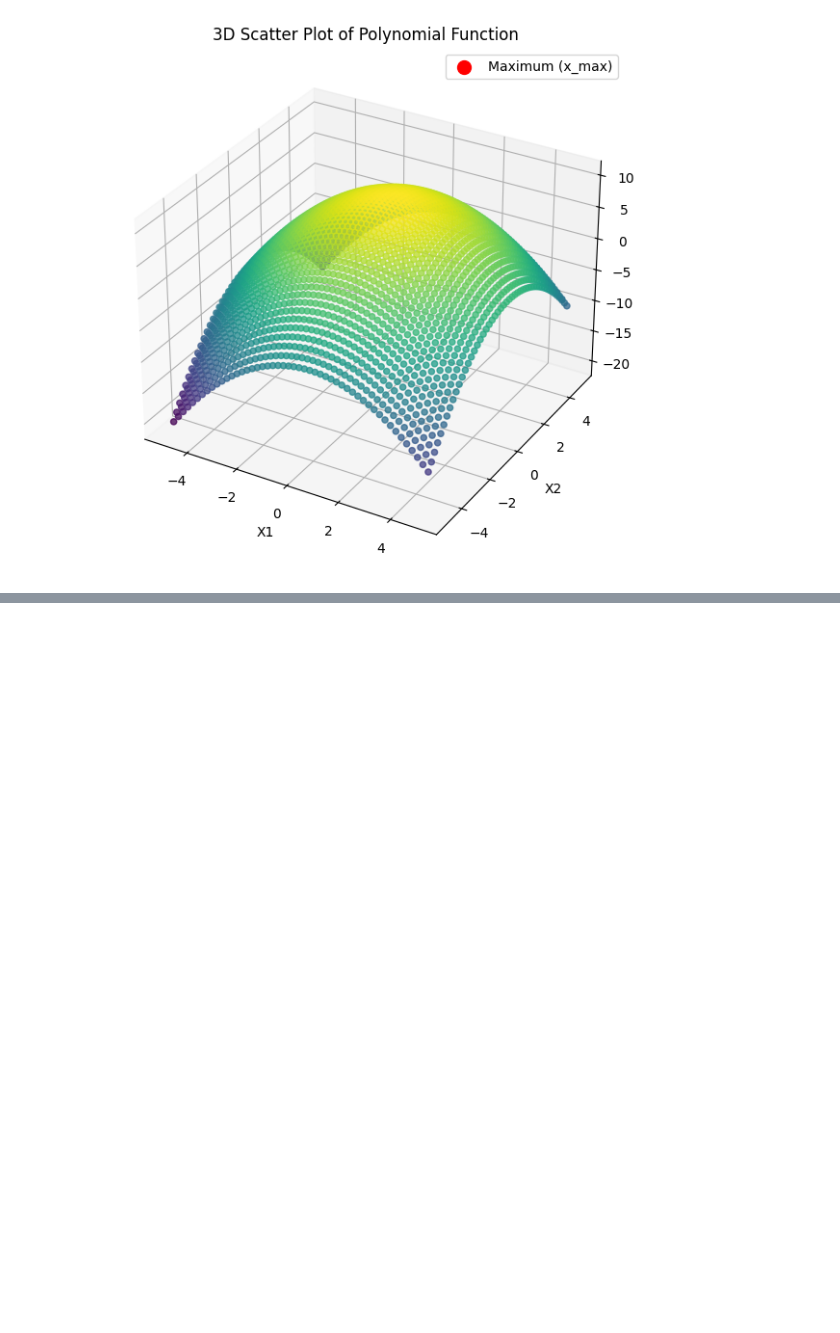
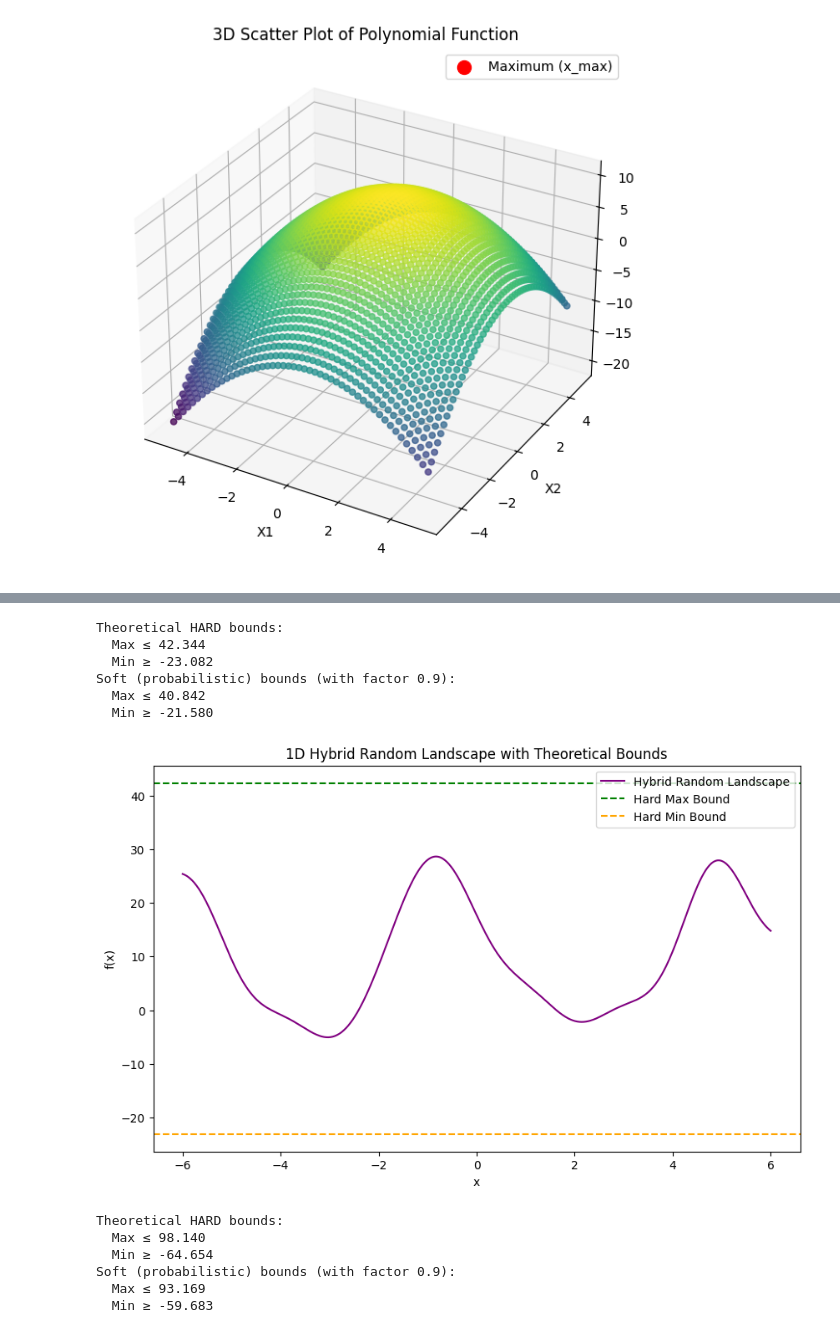
Before and after one commit to Jimvos32/Recurrent-PPO-Jax, a Jupyter notebook: src/tasks/envs/env_notebooks/functions_test.ipynb, the cells around one changed output, grey strips where cells are left out. Cells and saved outputs as stored; diff of their text form; code cells hidden in the pictures; blank space fills up the shorter version.

```diff
--- a/src/tasks/envs/env_notebooks/functions_test.ipynb
+++ b/src/tasks/envs/env_notebooks/functions_test.ipynb
@@ -485,0 +1220,23 @@ poly_fn.plot_3d()
+# %%
+landscape_1d = HybridRandomLandscape(action_dim=1, x_range=(-6, 6), num_oscillations=10)
+landscape_1d.get_bounds()
+landscape_1d.plot_2d()
+
+
+landscape_2d = HybridRandomLandscape(action_dim=2, x_range=(-5, 5), num_oscillations=15)
+landscape_2d.get_bounds()
+landscape_2d.plot_3d()
+# %% [output]
+Theoretical HARD bounds:
+  Max ≤ 42.344
+  Min ≥ -23.082
+Soft (probabilistic) bounds (with factor 0.9):
+  Max ≤ 40.842
+  Min ≥ -21.580
+[figure, added]
+Theoretical HARD bounds:
+  Max ≤ 98.140
+  Min ≥ -64.654
+Soft (probabilistic) bounds (with factor 0.9):
+  Max ≤ 93.169
+  Min ≥ -59.683
```
Also changed, not shown: parts of 9 cells of this notebook, 20 other files.
